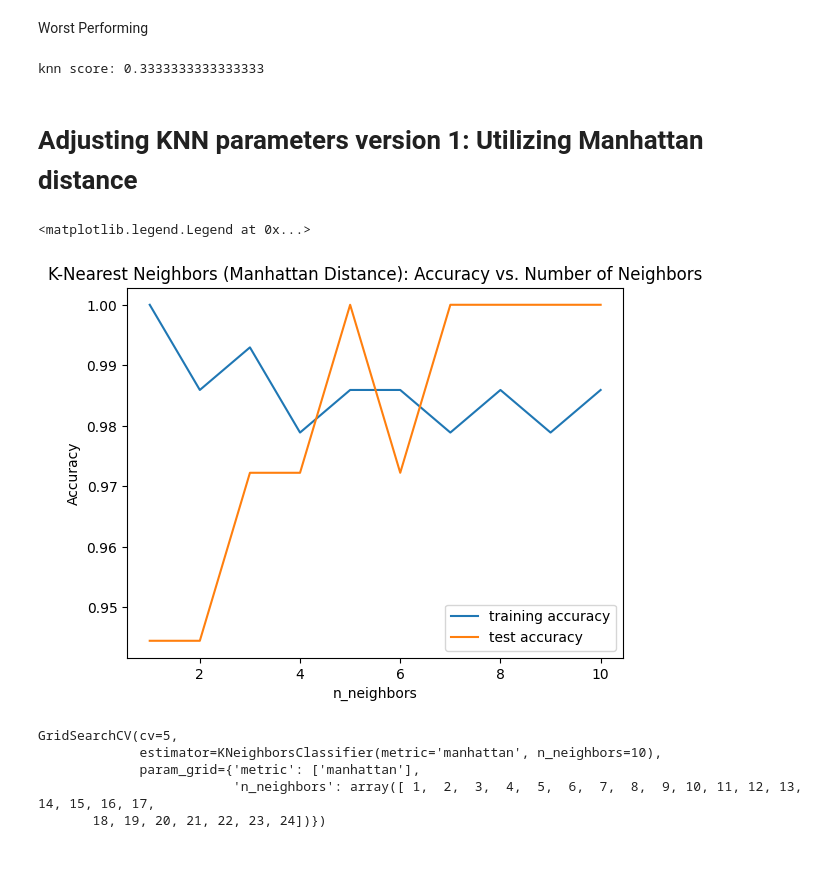
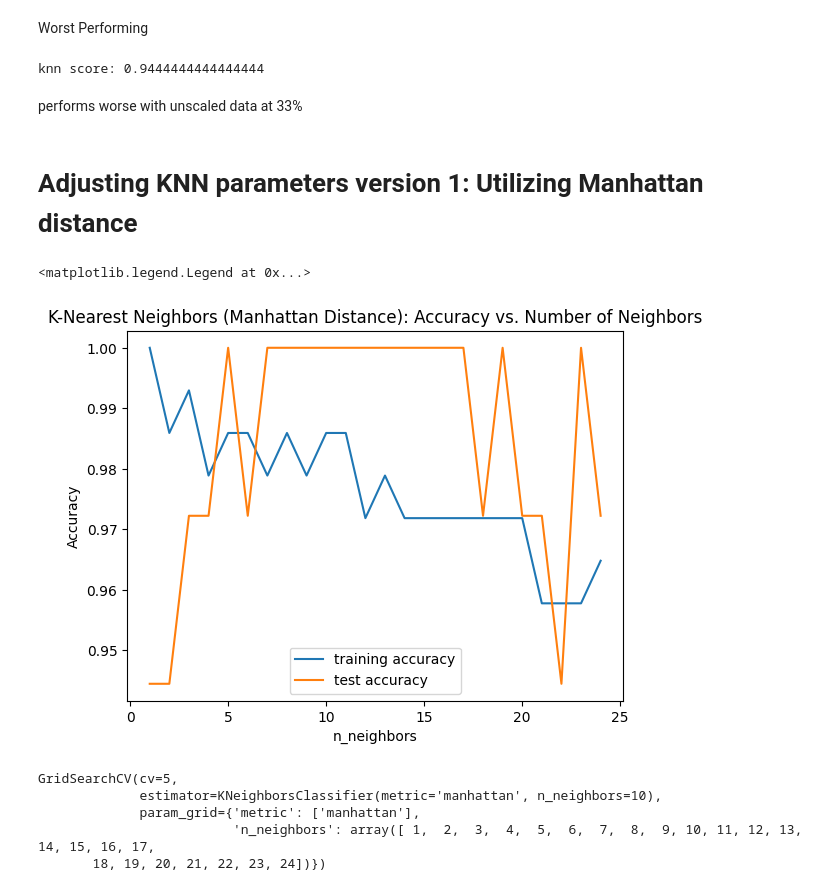
Before and after one commit to atoothman/data71200, a Jupyter notebook: DATA_71200_Project_2__Toothman_.ipynb, the cells around one changed output. Drawn from its saved outputs; the diff is of its cells as text; code cells hidden in the pictures; blank space fills up the shorter version.

```diff
--- a/DATA_71200_Project_2__Toothman_.ipynb
+++ b/DATA_71200_Project_2__Toothman_.ipynb
@@ -672,36 +672,38 @@ Worst Performing
 # accuracy of k = 1 on testing data WORST PerFORMER
 knn1 = KNeighborsClassifier(n_neighbors=1)
 knn1.fit(X_train_scaled, y_train)
-print("knn score: {}".format(knn1.score(X_test, y_test)))
+print("knn score: {}".format(knn1.score(X_test_scaled, y_test)))
 # %% [output]
-knn score: 0.3333333333333333
+knn score: 0.9444444444444444
+# %% [markdown]
+performs worse with unscaled data at 33%
 # %% [markdown]
 # Adjusting KNN parameters version 1: Utilizing Manhattan distance
 # %%
 # test with cross validation on test set (common for small datasets)
 training_accuracy = []
 test_accuracy = []
 # try n_neighbors from 1 to 10
-neighbors_settings = range(1, 11)
+neighbors_settings = range(1, 25)
 
 for n_neighbors in neighbors_settings:
     # build the model
     knn = KNeighborsClassifier(n_neighbors=n_neighbors,metric='manhattan')
     knn.fit(X_train_scaled, y_train)
     # record training set accuracy
     training_accuracy.append(knn.score(X_train_scaled, y_train))
     # record generalization accuracy
     test_accuracy.append(knn.score(X_test_scaled, y_test))
 
 plt.plot(neighbors_settings, training_accuracy, label="training accuracy")
 plt.plot(neighbors_settings, test_accuracy, label="test accuracy")
 plt.title("K-Nearest Neighbors (Manhattan Distance): Accuracy vs. Number of Neighbors")
 plt.ylabel("Accuracy")
 plt.xlabel("n_neighbors")
 plt.legend()
 # %% [output]
 <matplotlib.legend.Legend at 0x...>
-[figure, old version]
+[figure, new version]
 # %%
 # Dictionary of all values of k
 param_grid = {"n_neighbors": np.arange(1, 25),
```
Also changed, not shown: parts of 14 cells of this notebook.
